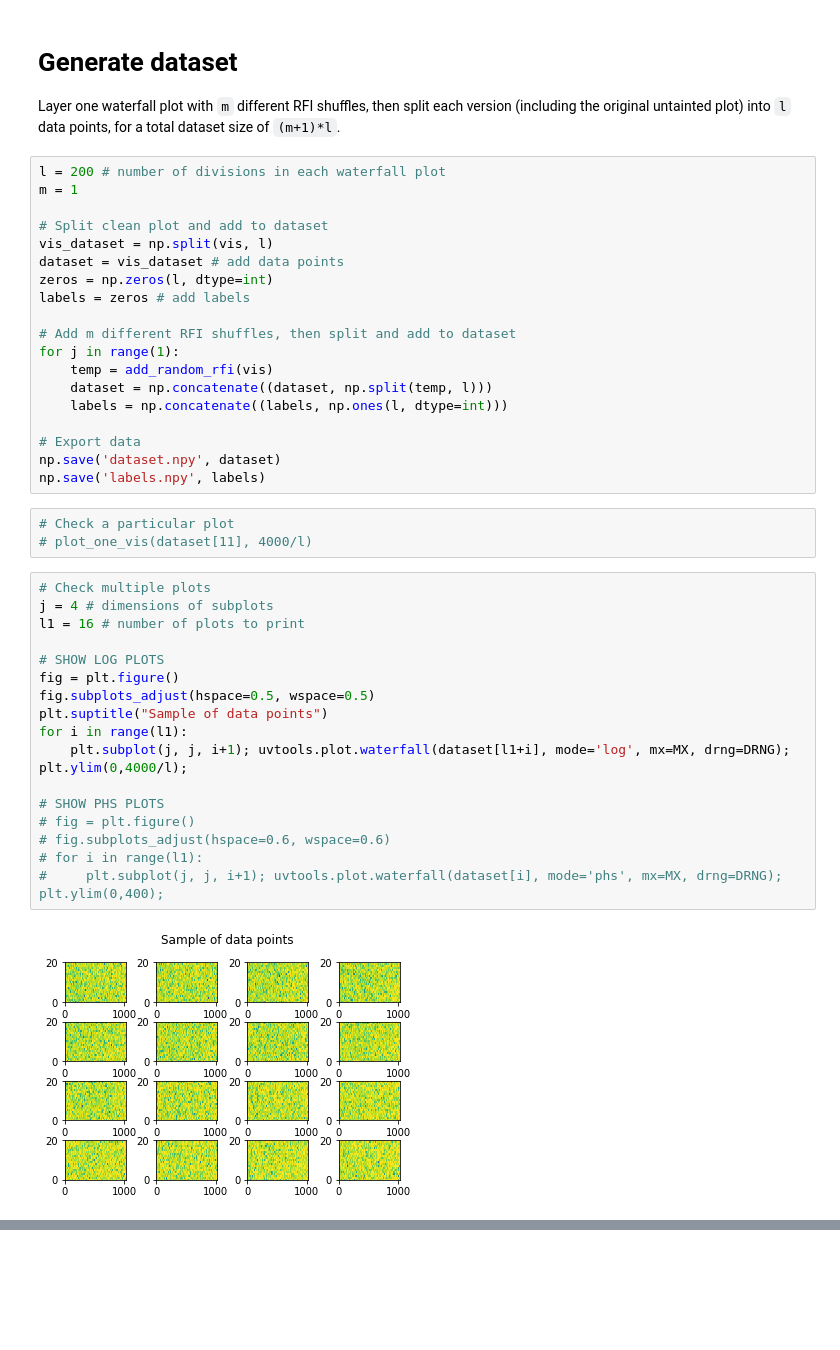
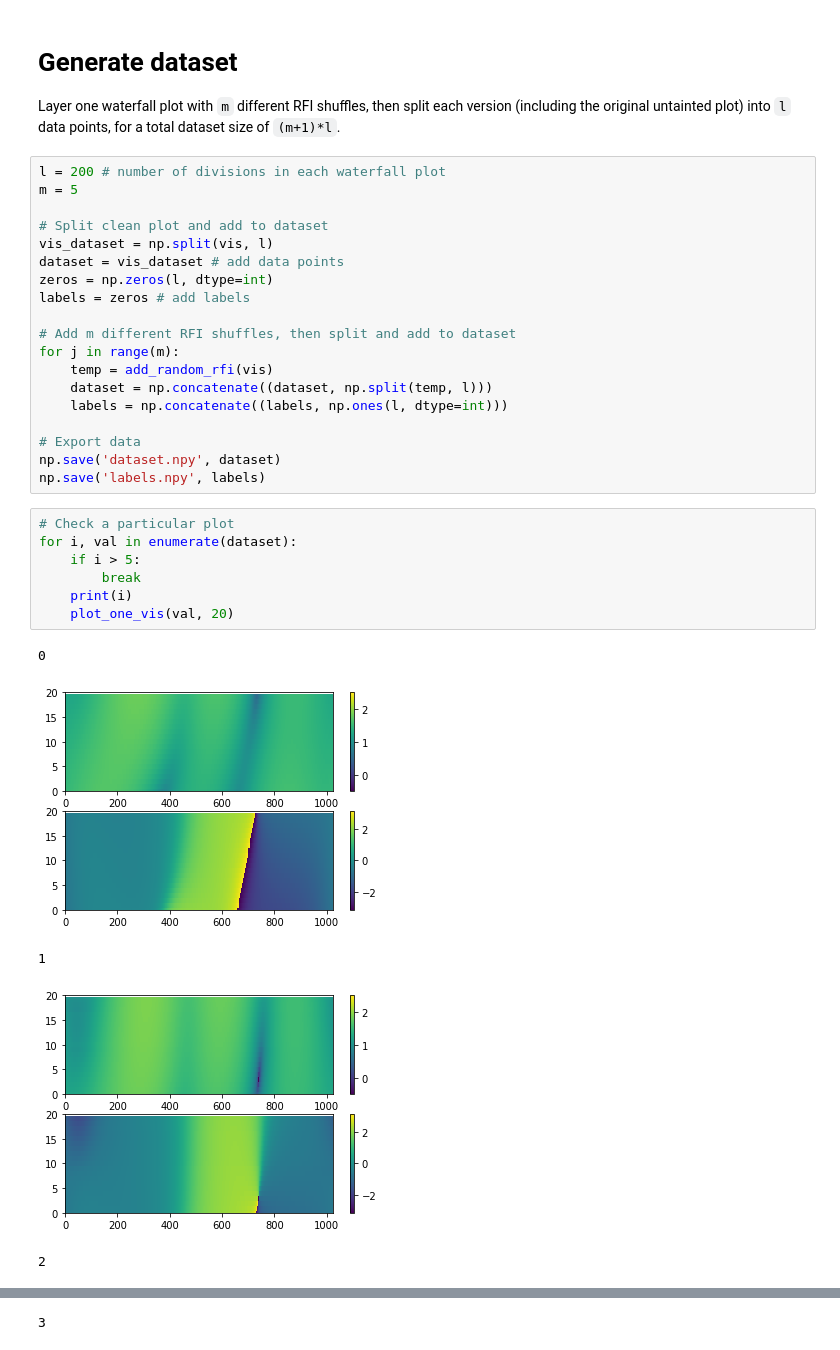
Before and after one commit to musicbyjing/cosmic_dawn_rfi, a Jupyter notebook: dataset_generation.ipynb, the cells around one changed output, grey strips where cells are left out. Drawn from its saved outputs; the diff is of its cells as text; blank space fills up the shorter version.

```diff
--- a/dataset_generation.ipynb
+++ b/dataset_generation.ipynb
@@ -102,7 +102,7 @@ plot_one_vis(vis, 4000)
 Layer one waterfall plot with `m` different RFI shuffles, then split each version (including the original untainted plot) into `l` data points, for a total dataset size of `(m+1)*l`.
 # %%
 l = 200 # number of divisions in each waterfall plot
-m = 1
+m = 5
 
 # Split clean plot and add to dataset
 vis_dataset = np.split(vis, l)
@@ -111,7 +111,7 @@ zeros = np.zeros(l, dtype=int)
 labels = zeros # add labels
 
 # Add m different RFI shuffles, then split and add to dataset
-for j in range(1):
+for j in range(m):
     temp = add_random_rfi(vis)
     dataset = np.concatenate((dataset, np.split(temp, l)))
     labels = np.concatenate((labels, np.ones(l, dtype=int)))
@@ -119,25 +119,16 @@ for j in range(1):
 # Export data
 np.save('dataset.npy', dataset)
 np.save('labels.npy', labels)
-# %%
-# Check a particular plot
-# plot_one_vis(dataset[11], 4000/l)
-# %%
-# Check multiple plots
-j = 4 # dimensions of subplots
-l1 = 16 # number of plots to print
-
-# SHOW LOG PLOTS
-fig = plt.figure()
-fig.subplots_adjust(hspace=0.5, wspace=0.5)
-plt.suptitle("Sample of data points")
-for i in range(l1):
-    plt.subplot(j, j, i+1); uvtools.plot.waterfall(dataset[l1+i], mode='log', mx=MX, drng=DRNG); plt.ylim(0,4000/l);
-
-# SHOW PHS PLOTS
-# fig = plt.figure()
-# fig.subplots_adjust(hspace=0.6, wspace=0.6)
-# for i in range(l1):
-#     plt.subplot(j, j, i+1); uvtools.plot.waterfall(dataset[i], mode='phs', mx=MX, drng=DRNG); plt.ylim(0,400);
-# %% [output]
-[figure, removed]
+# %%
+# Check a particular plot
+for i, val in enumerate(dataset):
+    if i > 5:
+        break
+    print(i)
+    plot_one_vis(val, 20)
+# %% [output]
+0
+[figure, added]
+1
+[figure, added]
+2
@@ -143,0 +136 @@ for i in range(l1):
+3
```
Also changed, not shown: parts of 5 cells of this notebook, 1 other file.
